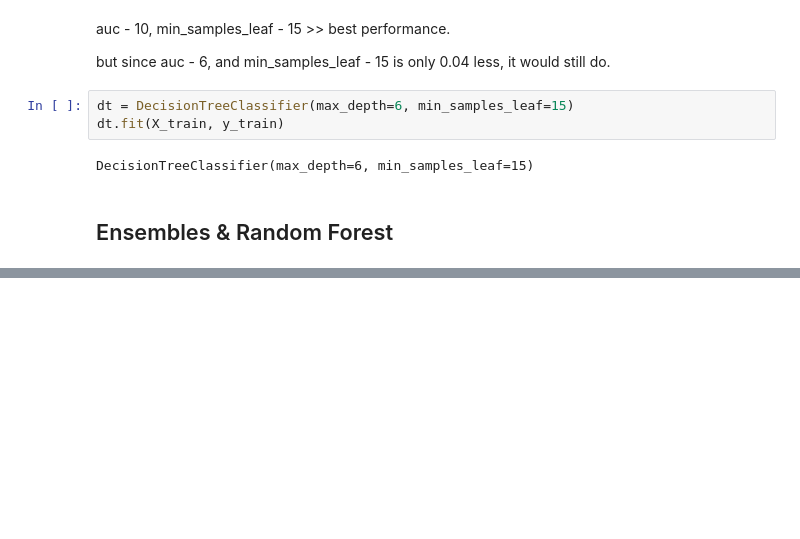
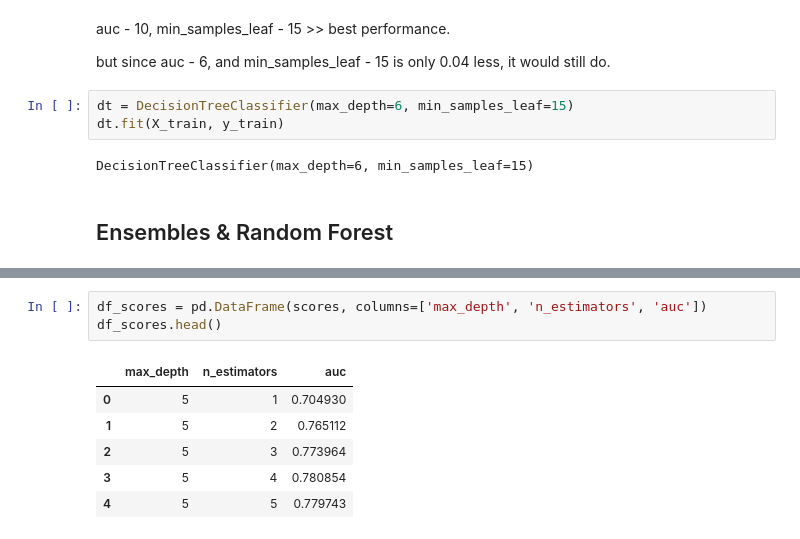
Before and after one commit to Rimsha-Bashir/machine-learning-zoomcamp, a Jupyter notebook: module-6/credit-risk-project.ipynb, the cells around one changed output, grey strips where cells are left out. Drawn from its saved outputs; the diff is of its cells as text; blank space fills up the shorter version.

```diff
--- a/module-6/credit-risk-project.ipynb
+++ b/module-6/credit-risk-project.ipynb
@@ -561,0 +663,10 @@ DecisionTreeClassifier(max_depth=6, min_samples_leaf=15)
+# %%
+df_scores = pd.DataFrame(scores, columns=['max_depth', 'n_estimators', 'auc'])
+df_scores.head()
+# %% [output]
+|  | max_depth | n_estimators | auc |
+| 0 | 5 | 1 | 0.704930 |
+| 1 | 5 | 2 | 0.765112 |
+| 2 | 5 | 3 | 0.773964 |
+| 3 | 5 | 4 | 0.780854 |
+| 4 | 5 | 5 | 0.779743 |
```
Also changed, not shown: parts of 25 cells of this notebook, 1 other file.
